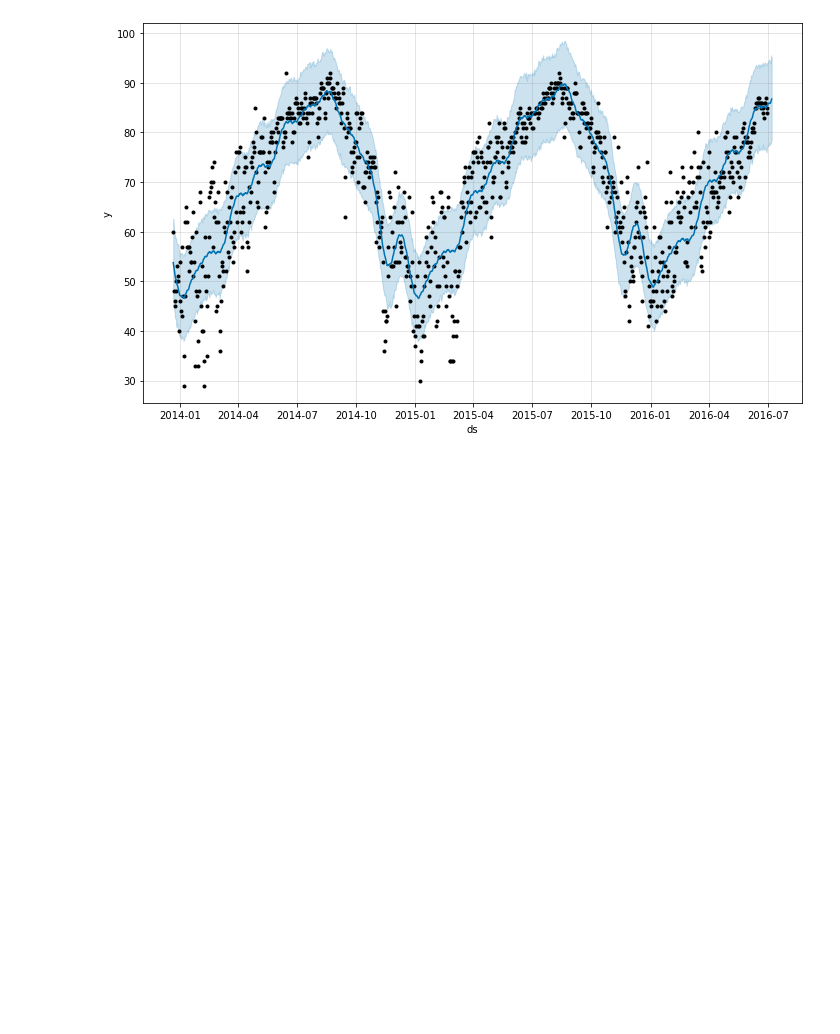
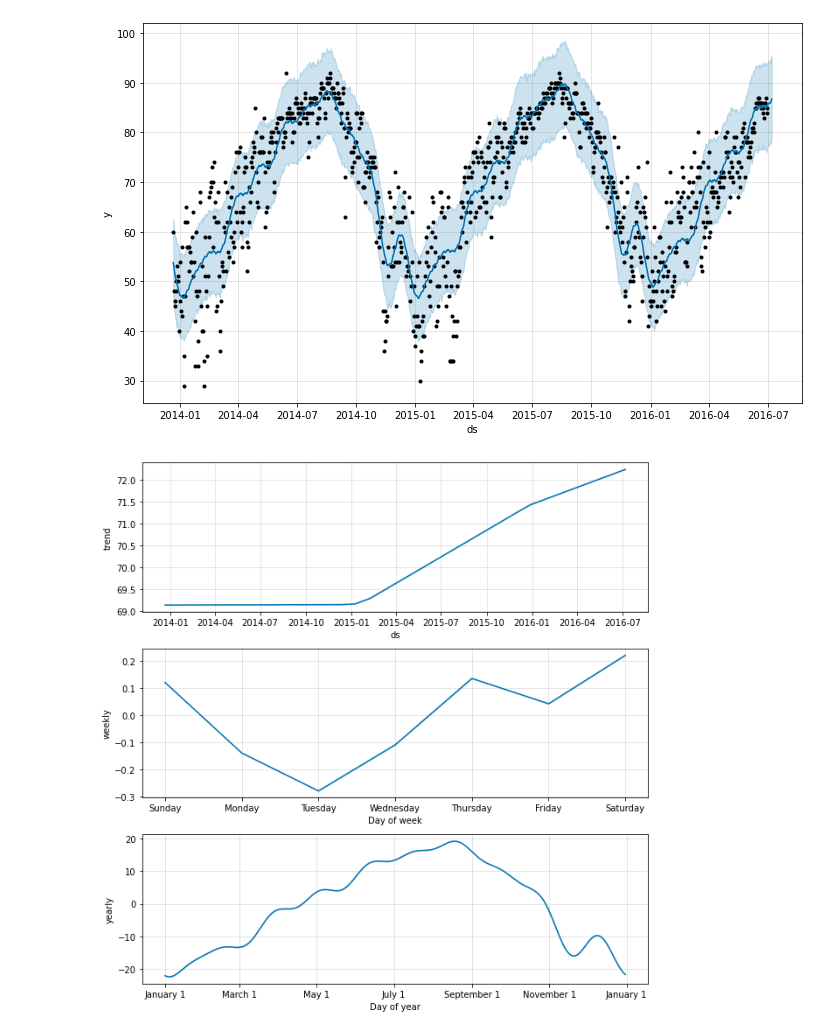
Before and after one commit to patrickjuliano/weatherboard, a Jupyter notebook: flask_server/model_draft.ipynb, the cells around one changed output. Saved outputs shown, nothing was run; the diff lists cells and outputs as text; code cells hidden in the pictures; blank space fills up the shorter version.

```diff
--- a/flask_server/model_draft.ipynb
+++ b/flask_server/model_draft.ipynb
@@ -126,3 +126,7 @@ forecast[['ds', 'yhat', 'yhat_lower', 'yhat_upper']].tail()
 fig1 = m.plot(forecast)
 # %% [output]
 [figure]
+# %%
+fig2 = m.plot_components(forecast)
+# %% [output]
+[figure, added]
```
Also changed, not shown: 1 other file.
